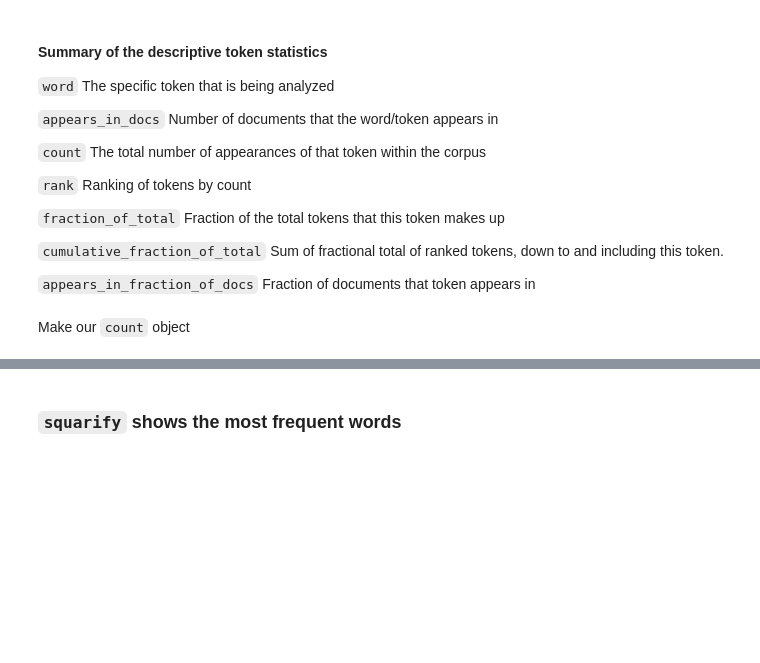
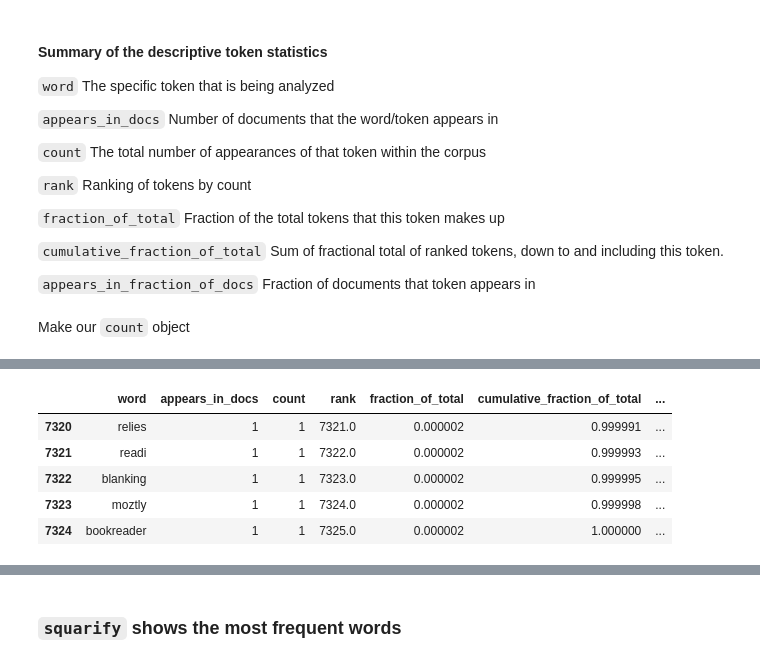
Before and after one commit to tsangrebecca/BloomTech, a Jupyter notebook: Sprint13/M1_DS_411_Text_Data_Lecture_GP.ipynb, the cells around one changed output, grey strips where cells are left out. Cells and saved outputs as stored; diff of their text form; code cells hidden in the pictures; blank space fills up the shorter version.

```diff
--- a/Sprint13/M1_DS_411_Text_Data_Lecture_GP.ipynb
+++ b/Sprint13/M1_DS_411_Text_Data_Lecture_GP.ipynb
@@ -547,3 +640,12 @@ wc.head()
+# %%
+wc.tail()
+# %% [output]
+|  | word | appears_in_docs | count | rank | fraction_of_total | cumulative_fraction_of_total | ... |
+| 7320 | relies | 1 | 1 | 7321.0 | 0.000002 | 0.999991 | ... |
+| 7321 | readi | 1 | 1 | 7322.0 | 0.000002 | 0.999993 | ... |
+| 7322 | blanking | 1 | 1 | 7323.0 | 0.000002 | 0.999995 | ... |
+| 7323 | moztly | 1 | 1 | 7324.0 | 0.000002 | 0.999998 | ... |
+| 7324 | bookreader | 1 | 1 | 7325.0 | 0.000002 | 1.000000 | ... |
 # %%
 # Cumulative Distribution Plot
 plt.figure(figsize=(7,7))
```
Also changed, not shown: parts of 57 cells of this notebook.
